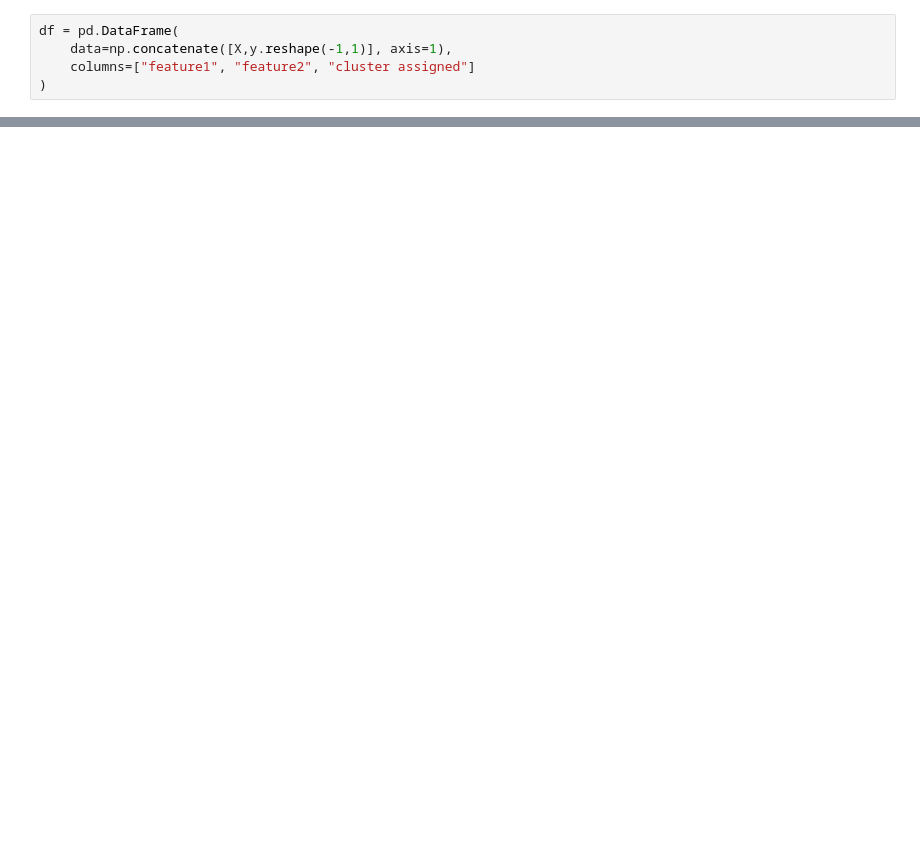
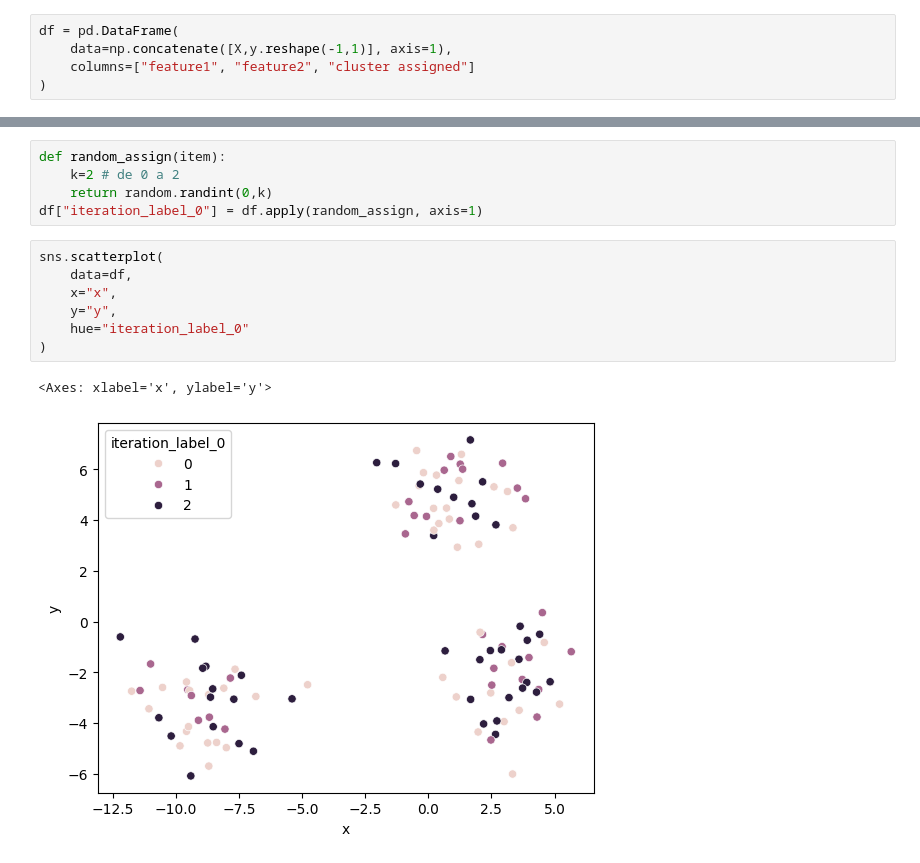
Before and after one commit to rocabrera/ml-learning, a Jupyter notebook: clustering/kmeans/kmeans.ipynb, the cells around one changed output, grey strips where cells are left out. Drawn from its saved outputs; the diff is of its cells as text; blank space fills up the shorter version.

```diff
--- a/clustering/kmeans/kmeans.ipynb
+++ b/clustering/kmeans/kmeans.ipynb
@@ -28,0 +38,15 @@ df = pd.DataFrame(
+# %%
+def random_assign(item):
+    k=2 # de 0 a 2
+    return random.randint(0,k)
+df["iteration_label_0"] = df.apply(random_assign, axis=1)
+# %%
+sns.scatterplot(
+    data=df,
+    x="x",
+    y="y",
+    hue="iteration_label_0"
+)
+# %% [output]
+<Axes: xlabel='x', ylabel='y'>
+[figure, added]
```
Also changed, not shown: parts of 18 cells of this notebook.
